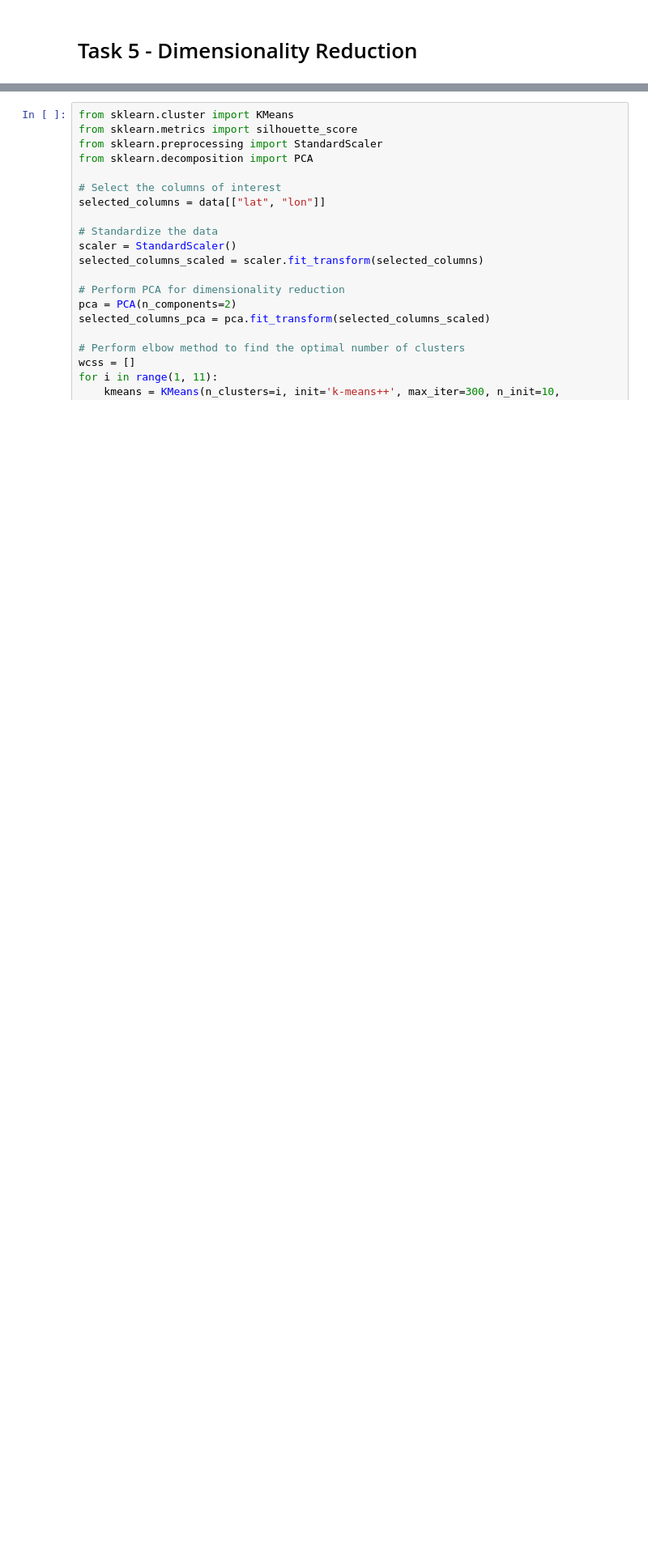
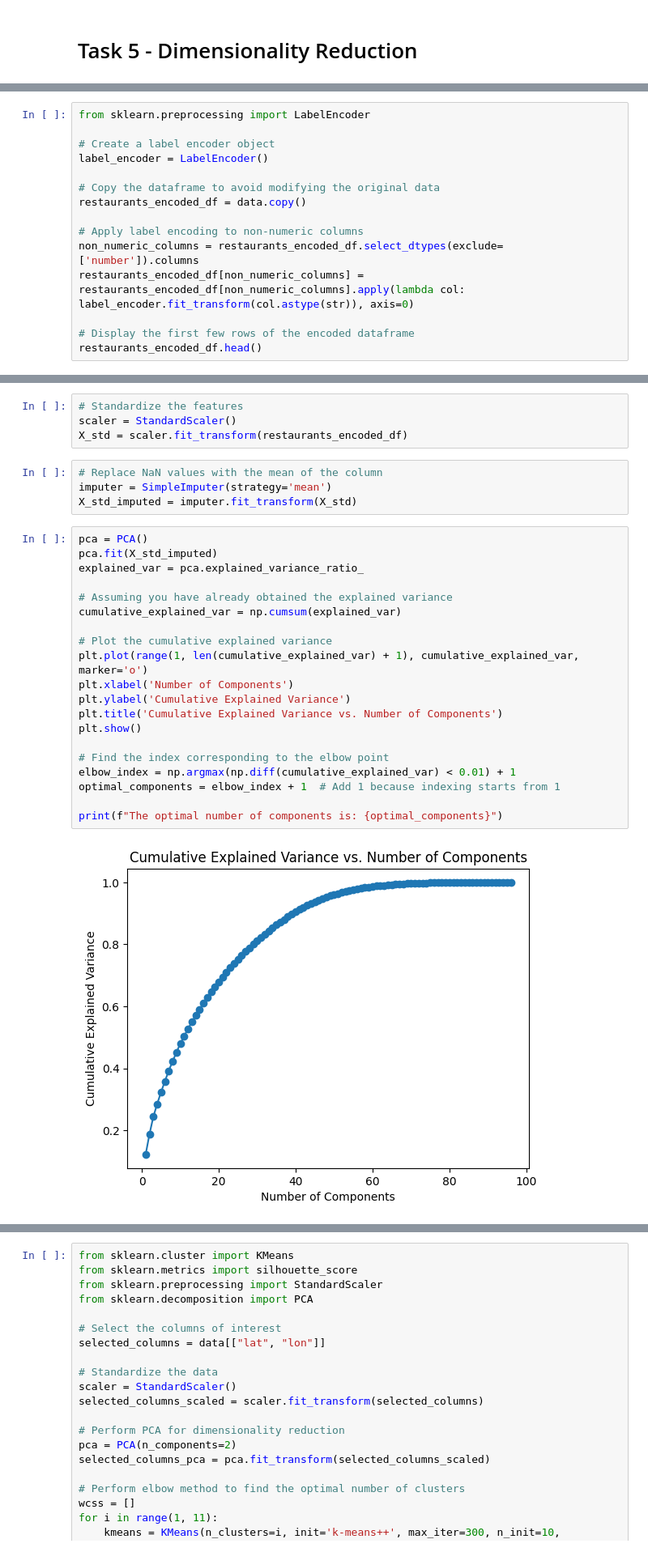
Before and after one commit to MartinDieCooleSocke420/sem1_math_and_stats, a Jupyter notebook: exam/experiments.ipynb, the cells around one changed output, grey strips where cells are left out. Shown at 81% size. Saved outputs shown, nothing was run; the diff lists cells and outputs as text; blank space fills up the shorter version.

```diff
--- a/exam/experiments.ipynb
+++ b/exam/experiments.ipynb
@@ -202,0 +172,15 @@ data["amenity"] = data["amenity"].astype("category")
+# %%
+from sklearn.preprocessing import LabelEncoder
+
+# Create a label encoder object
+label_encoder = LabelEncoder()
+
+# Copy the dataframe to avoid modifying the original data
+restaurants_encoded_df = data.copy()
+
+# Apply label encoding to non-numeric columns
+non_numeric_columns = restaurants_encoded_df.select_dtypes(exclude=['number']).columns
+restaurants_encoded_df[non_numeric_columns] = restaurants_encoded_df[non_numeric_columns].apply(lambda col: label_encoder.fit_transform(col.astype(str)), axis=0)
+
+# Display the first few rows of the encoded dataframe
+restaurants_encoded_df.head()
@@ -202,0 +200,30 @@ data["amenity"] = data["amenity"].astype("category")
+# %%
+# Standardize the features
+scaler = StandardScaler()
+X_std = scaler.fit_transform(restaurants_encoded_df)
+# %%
+# Replace NaN values with the mean of the column
+imputer = SimpleImputer(strategy='mean')
+X_std_imputed = imputer.fit_transform(X_std)
+# %%
+pca = PCA()
+pca.fit(X_std_imputed)
+explained_var = pca.explained_variance_ratio_
+
+# Assuming you have already obtained the explained variance
+cumulative_explained_var = np.cumsum(explained_var)
+
+# Plot the cumulative explained variance
+plt.plot(range(1, len(cumulative_explained_var) + 1), cumulative_explained_var, marker='o')
+plt.xlabel('Number of Components')
+plt.ylabel('Cumulative Explained Variance')
+plt.title('Cumulative Explained Variance vs. Number of Components')
+plt.show()
+
+# Find the index corresponding to the elbow point
+elbow_index = np.argmax(np.diff(cumulative_explained_var) < 0.01) + 1
+optimal_components = elbow_index + 1  # Add 1 because indexing starts from 1
+
+print(f"The optimal number of components is: {optimal_components}")
+# %% [output]
+[figure, added]
```
Also changed, not shown: parts of 28 cells of this notebook.
